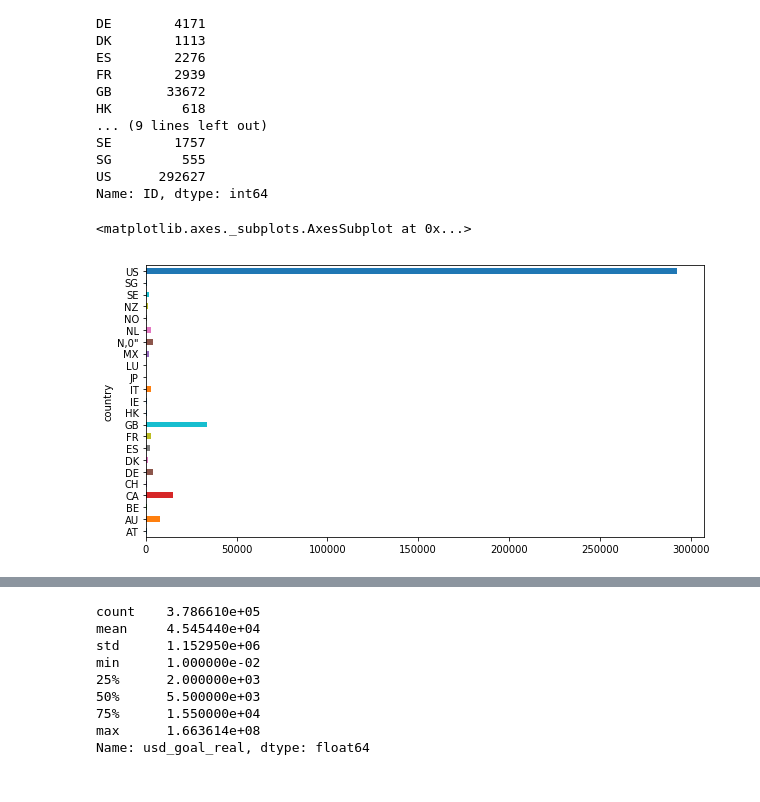
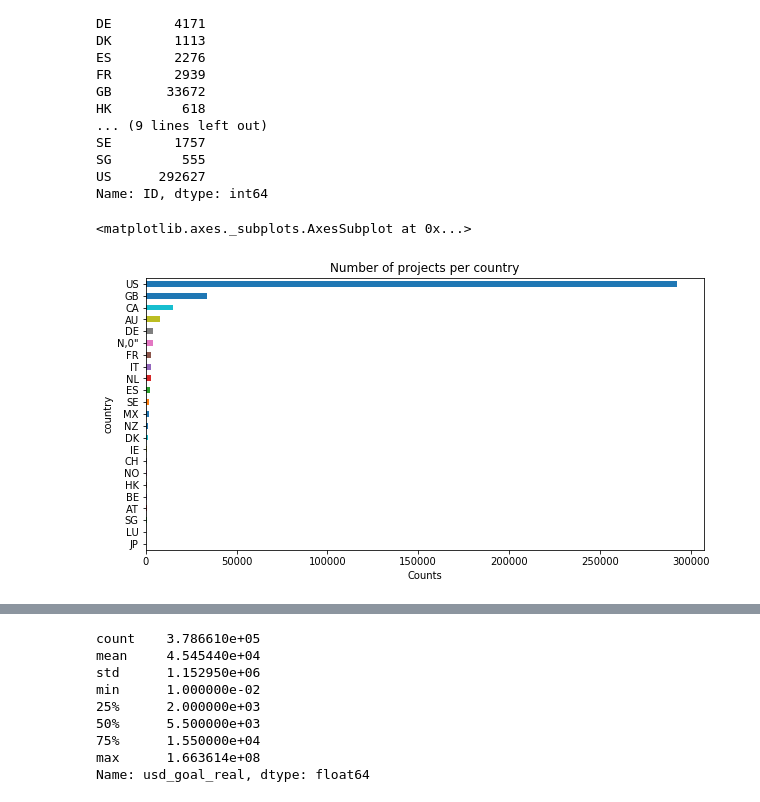
Before and after one commit to ZeadAlkhonein/Kickstarter, a Jupyter notebook: Kickstarter.ipynb, the cells around one changed output, grey strips where cells are left out. Drawn from its saved outputs; the diff is of its cells as text; code cells hidden in the pictures.

```diff
--- a/Kickstarter.ipynb
+++ b/Kickstarter.ipynb
@@ -124,7 +124,9 @@ US      292627
 Name: ID, dtype: int64
 # %%
 plt.figure(figsize=(10,5))
-df.groupby(by='country').count()['ID'].plot(kind='barh')
+plt.title('Number of projects per country')
+plt.xlabel('Counts')
+df.groupby(by='country').count()['ID'].sort_values().plot(kind='barh')
 # %% [output]
 <matplotlib.axes._subplots.AxesSubplot at 0x...>
-[figure, old version]
+[figure, new version]
```
Also changed, not shown: parts of 96 cells of this notebook.
